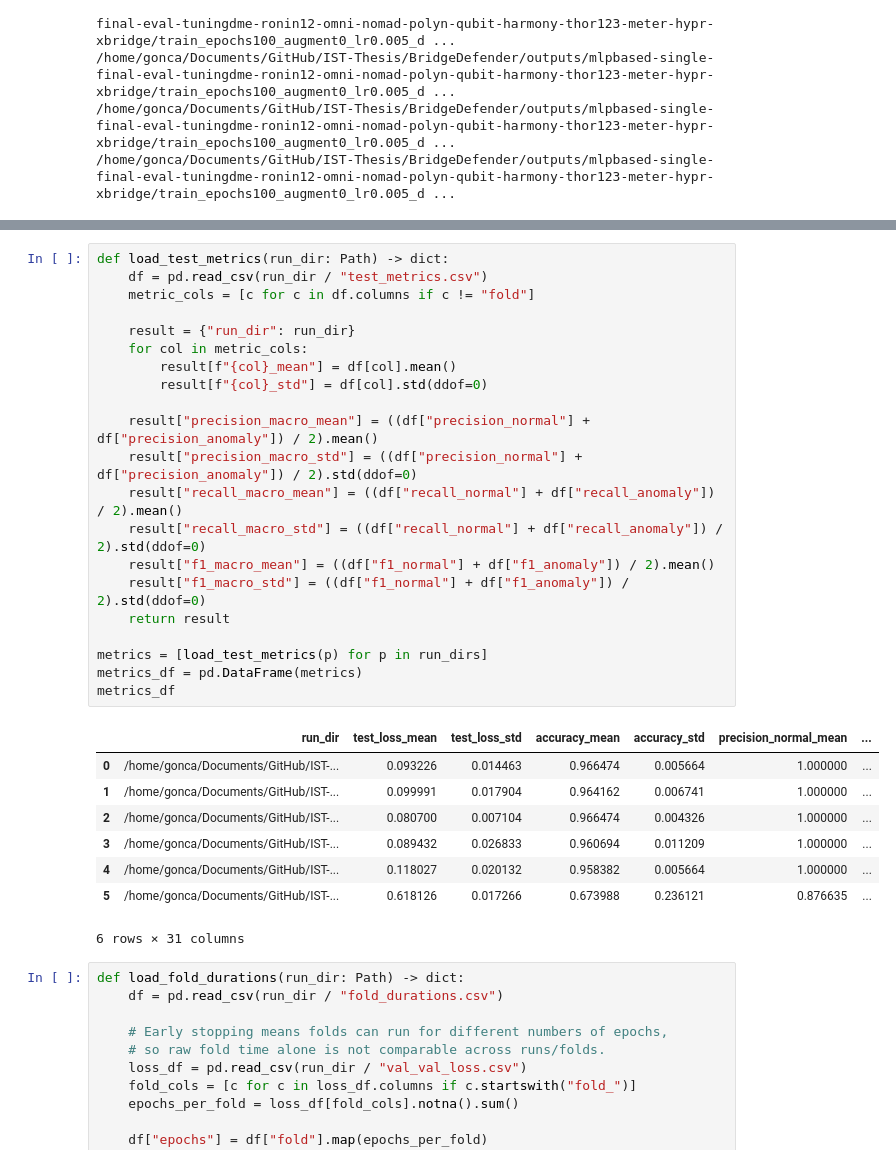
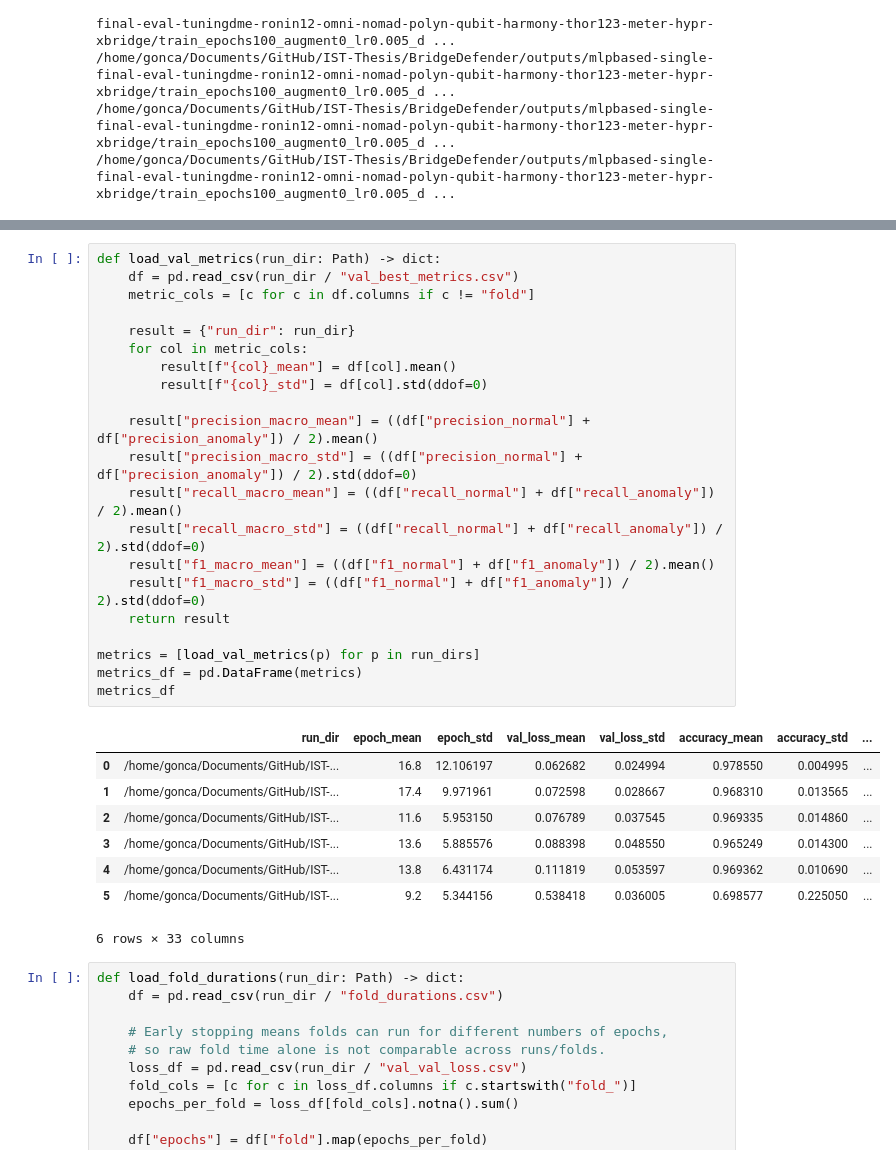
Before and after one commit to BridgeSentry/BridgeSentry, a Jupyter notebook: notebooks/dme_distribution_mlp_20260810.ipynb, the cells around one changed output, grey strips where cells are left out. Saved outputs shown, nothing was run; the diff lists cells and outputs as text.

```diff
--- a/notebooks/dme_distribution_mlp_20260810.ipynb
+++ b/notebooks/dme_distribution_mlp_20260810.ipynb
@@ -491,35 +491,35 @@ configs_df
 | 4 | /home/gonca/Documents/GitHub/IST-... | train_epochs100_augment0_lr0.005_... | 1.7877 | 65 | 0.010039 | 1152 | 0.2014 |
 | 5 | /home/gonca/Documents/GitHub/IST-... | train_epochs100_augment0_lr0.005_... | 10.1624 | 33 | 0.005097 | 1152 | 0.2014 |
 # %%
-def load_test_metrics(run_dir: Path) -> dict:
-    df = pd.read_csv(run_dir / "test_metrics.csv")
+def load_val_metrics(run_dir: Path) -> dict:
+    df = pd.read_csv(run_dir / "val_best_metrics.csv")
     metric_cols = [c for c in df.columns if c != "fold"]
 
     result = {"run_dir": run_dir}
     for col in metric_cols:
         result[f"{col}_mean"] = df[col].mean()
         result[f"{col}_std"] = df[col].std(ddof=0)
 
     result["precision_macro_mean"] = ((df["precision_normal"] + df["precision_anomaly"]) / 2).mean()
     result["precision_macro_std"] = ((df["precision_normal"] + df["precision_anomaly"]) / 2).std(ddof=0)
     result["recall_macro_mean"] = ((df["recall_normal"] + df["recall_anomaly"]) / 2).mean()
     result["recall_macro_std"] = ((df["recall_normal"] + df["recall_anomaly"]) / 2).std(ddof=0)
     result["f1_macro_mean"] = ((df["f1_normal"] + df["f1_anomaly"]) / 2).mean()
     result["f1_macro_std"] = ((df["f1_normal"] + df["f1_anomaly"]) / 2).std(ddof=0)
     return result
 
-metrics = [load_test_metrics(p) for p in run_dirs]
+metrics = [load_val_metrics(p) for p in run_dirs]
 metrics_df = pd.DataFrame(metrics)
 metrics_df
 # %% [output]
-|  | run_dir | test_loss_mean | test_loss_std | accuracy_mean | accuracy_std | precision_normal_mean | ... |
-| 0 | /home/gonca/Documents/GitHub/IST-... | 0.093226 | 0.014463 | 0.966474 | 0.005664 | 1.000000 | ... |
-| 1 | /home/gonca/Documents/GitHub/IST-... | 0.099991 | 0.017904 | 0.964162 | 0.006741 | 1.000000 | ... |
-| 2 | /home/gonca/Documents/GitHub/IST-... | 0.080700 | 0.007104 | 0.966474 | 0.004326 | 1.000000 | ... |
-| 3 | /home/gonca/Documents/GitHub/IST-... | 0.089432 | 0.026833 | 0.960694 | 0.011209 | 1.000000 | ... |
-| 4 | /home/gonca/Documents/GitHub/IST-... | 0.118027 | 0.020132 | 0.958382 | 0.005664 | 1.000000 | ... |
-| 5 | /home/gonca/Documents/GitHub/IST-... | 0.618126 | 0.017266 | 0.673988 | 0.236121 | 0.876635 | ... |
+|  | run_dir | epoch_mean | epoch_std | val_loss_mean | val_loss_std | accuracy_mean | accuracy_std | ... |
+| 0 | /home/gonca/Documents/GitHub/IST-... | 16.8 | 12.106197 | 0.062682 | 0.024994 | 0.978550 | 0.004995 | ... |
+| 1 | /home/gonca/Documents/GitHub/IST-... | 17.4 | 9.971961 | 0.072598 | 0.028667 | 0.968310 | 0.013565 | ... |
+| 2 | /home/gonca/Documents/GitHub/IST-... | 11.6 | 5.953150 | 0.076789 | 0.037545 | 0.969335 | 0.014860 | ... |
+| 3 | /home/gonca/Documents/GitHub/IST-... | 13.6 | 5.885576 | 0.088398 | 0.048550 | 0.965249 | 0.014300 | ... |
+| 4 | /home/gonca/Documents/GitHub/IST-... | 13.8 | 6.431174 | 0.111819 | 0.053597 | 0.969362 | 0.010690 | ... |
+| 5 | /home/gonca/Documents/GitHub/IST-... | 9.2 | 5.344156 | 0.538418 | 0.036005 | 0.698577 | 0.225050 | ... |
-6 rows × 31 columns
+6 rows × 33 columns
 # %%
 def load_fold_durations(run_dir: Path) -> dict:
     df = pd.read_csv(run_dir / "fold_durations.csv")
```
Also changed, not shown: parts of 11 cells of this notebook.
